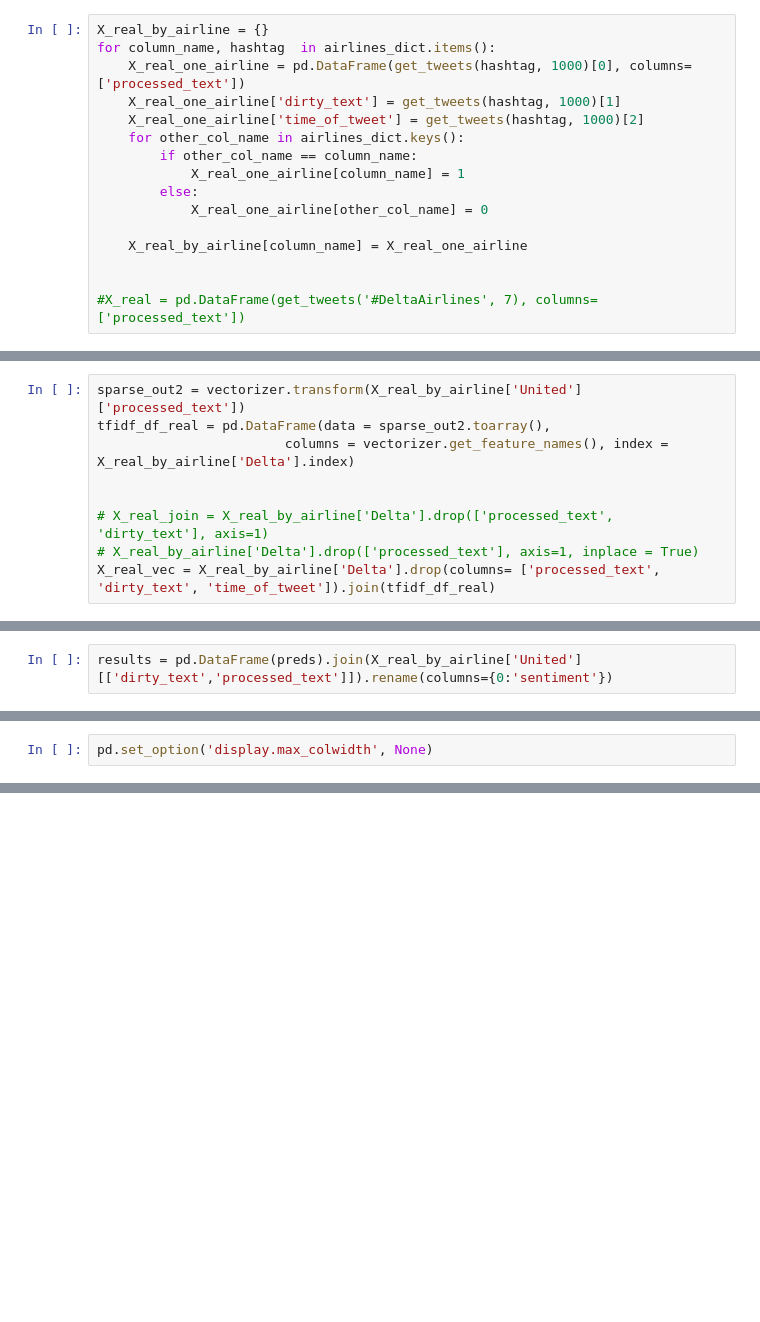
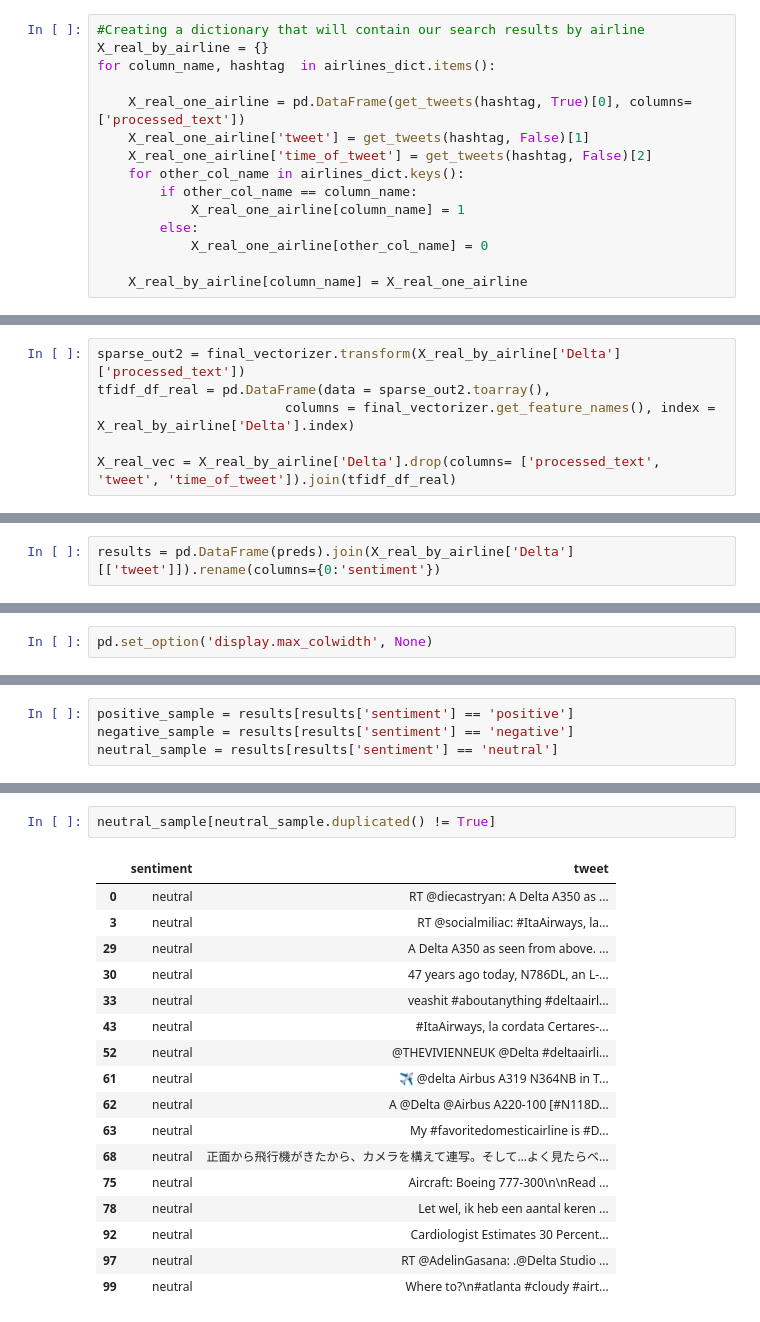
Before and after one commit to feelgd777/nlp_tweets, a Jupyter notebook: data_cleaning.ipynb, the cells around one changed output, grey strips where cells are left out. Cells and saved outputs as stored; diff of their text form; blank space fills up the shorter version.

```diff
--- a/data_cleaning.ipynb
+++ b/data_cleaning.ipynb
@@ -727,11 +551,13 @@ def get_tweets(hashtag, number):
         times.append(search_results['statuses'][num]['user']['created_at'])
     return list_of_tweets, list_of_dirty_tweets, times
 # %%
+#Creating a dictionary that will contain our search results by airline
 X_real_by_airline = {}
 for column_name, hashtag  in airlines_dict.items():
-    X_real_one_airline = pd.DataFrame(get_tweets(hashtag, 1000)[0], columns=['processed_text'])
-    X_real_one_airline['dirty_text'] = get_tweets(hashtag, 1000)[1]
-    X_real_one_airline['time_of_tweet'] = get_tweets(hashtag, 1000)[2]
+
+    X_real_one_airline = pd.DataFrame(get_tweets(hashtag, True)[0], columns=['processed_text'])
+    X_real_one_airline['tweet'] = get_tweets(hashtag, False)[1]
+    X_real_one_airline['time_of_tweet'] = get_tweets(hashtag, False)[2]
     for other_col_name in airlines_dict.keys():
         if other_col_name == column_name:
             X_real_one_airline[column_name] = 1
@@ -739,6 +565,3 @@ for column_name, hashtag  in airlines_dict.items():
             X_real_one_airline[other_col_name] = 0
 
     X_real_by_airline[column_name] = X_real_one_airline
-
-
-#X_real = pd.DataFrame(get_tweets('#DeltaAirlines', 7), columns=['processed_text'])
@@ -761,13 +584,10 @@ X_real_by_airline['United']
 # %%
-sparse_out2 = vectorizer.transform(X_real_by_airline['United']['processed_text'])
+sparse_out2 = final_vectorizer.transform(X_real_by_airline['Delta']['processed_text'])
 tfidf_df_real = pd.DataFrame(data = sparse_out2.toarray(),
-                        columns = vectorizer.get_feature_names(), index = X_real_by_airline['Delta'].index)
+                        columns = final_vectorizer.get_feature_names(), index = X_real_by_airline['Delta'].index)
 
-
-# X_real_join = X_real_by_airline['Delta'].drop(['processed_text', 'dirty_text'], axis=1)
-# X_real_by_airline['Delta'].drop(['processed_text'], axis=1, inplace = True)
-X_real_vec = X_real_by_airline['Delta'].drop(columns= ['processed_text', 'dirty_text', 'time_of_tweet']).join(tfidf_df_real)
+X_real_vec = X_real_by_airline['Delta'].drop(columns= ['processed_text', 'tweet', 'time_of_tweet']).join(tfidf_df_real)
 # %%
 preds = lrgrid3.best_estimator_.predict(X_real_vec)
 # %%
-results = pd.DataFrame(preds).join(X_real_by_airline['United'][['dirty_text','processed_text']]).rename(columns={0:'sentiment'})
+results = pd.DataFrame(preds).join(X_real_by_airline['Delta'][['tweet']]).rename(columns={0:'sentiment'})
@@ -830,0 +596,4 @@ AttributeError: 'API' object has no attribute 'search'
+# %%
+positive_sample = results[results['sentiment'] == 'positive']
+negative_sample = results[results['sentiment'] == 'negative']
+neutral_sample = results[results['sentiment'] == 'neutral']
@@ -830,0 +610,20 @@ AttributeError: 'API' object has no attribute 'search'
+# %%
+neutral_sample[neutral_sample.duplicated() != True]
+# %% [output]
+|  | sentiment | tweet |
+| 0 | neutral | RT @diecastryan: A Delta A350 as ... |
+| 3 | neutral | RT @socialmiliac: #ItaAirways, la... |
+| 29 | neutral | A Delta A350 as seen from above. ... |
+| 30 | neutral | 47 years ago today, N786DL, an L-... |
+| 33 | neutral | veashit #aboutanything #deltaairl... |
+| 43 | neutral | #ItaAirways, la cordata Certares-... |
+| 52 | neutral | @THEVIVIENNEUK @Delta #deltaairli... |
+| 61 | neutral | ✈️ @delta Airbus A319 N364NB in T... |
+| 62 | neutral | A @Delta @Airbus A220-100 [#N118D... |
+| 63 | neutral | My #favoritedomesticairline is #D... |
+| 68 | neutral | 正面から飛行機がきたから、カメラを構えて連写。そして…よく見たらベ... |
+| 75 | neutral | Aircraft: Boeing 777-300\n\nRead ... |
+| 78 | neutral | Let wel, ik heb een aantal keren ... |
+| 92 | neutral | Cardiologist Estimates 30 Percent... |
+| 97 | neutral | RT @AdelinGasana: .@Delta Studio ... |
+| 99 | neutral | Where to?\n#atlanta #cloudy #airt... |
```
Also changed, not shown: parts of 163 cells of this notebook.
